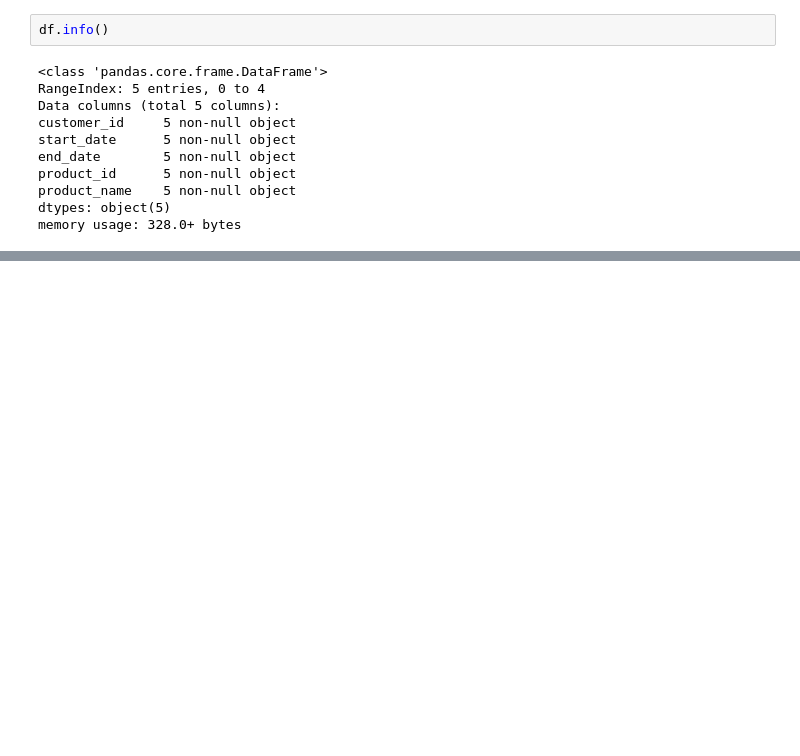
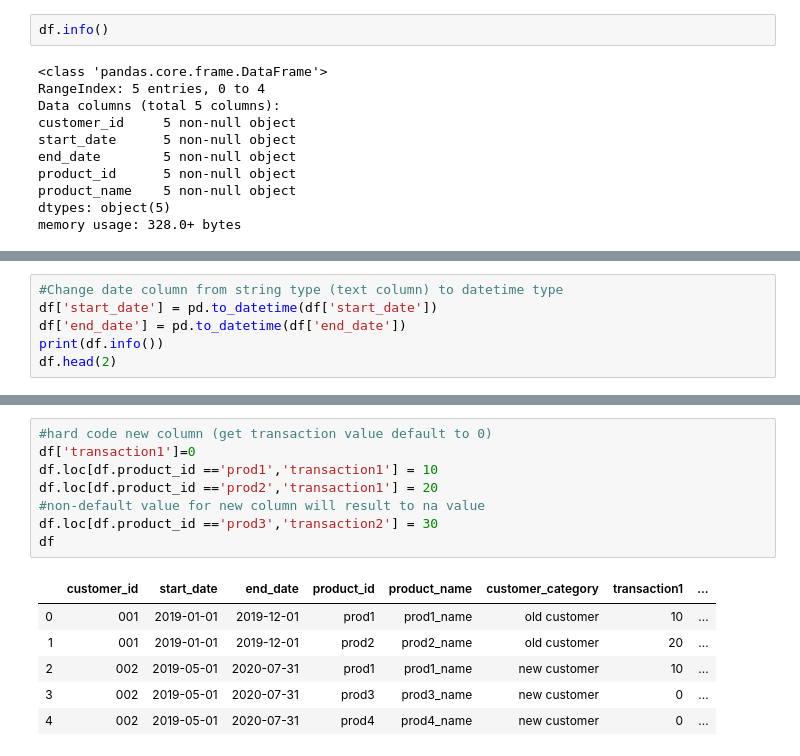
Before and after one commit to quyentn/Quyen_learning_repository, a Jupyter notebook: Pandas_Dataframe.ipynb, the cells around one changed output, grey strips where cells are left out. Saved outputs shown, nothing was run; the diff lists cells and outputs as text; blank space fills up the shorter version.

```diff
--- a/Pandas_Dataframe.ipynb
+++ b/Pandas_Dataframe.ipynb
@@ -32,0 +61,6 @@ memory usage: 328.0+ bytes
+# %%
+#Change date column from string type (text column) to datetime type
+df['start_date'] = pd.to_datetime(df['start_date'])
+df['end_date'] = pd.to_datetime(df['end_date'])
+print(df.info())
+df.head(2)
@@ -32,0 +153,15 @@ memory usage: 328.0+ bytes
+# %%
+#hard code new column (get transaction value default to 0)
+df['transaction1']=0
+df.loc[df.product_id =='prod1','transaction1'] = 10
+df.loc[df.product_id =='prod2','transaction1'] = 20
+#non-default value for new column will result to na value
+df.loc[df.product_id =='prod3','transaction2'] = 30
+df
+# %% [output]
+|  | customer_id | start_date | end_date | product_id | product_name | customer_category | transaction1 | ... |
+| 0 | 001 | 2019-01-01 | 2019-12-01 | prod1 | prod1_name | old customer | 10 | ... |
+| 1 | 001 | 2019-01-01 | 2019-12-01 | prod2 | prod2_name | old customer | 20 | ... |
+| 2 | 002 | 2019-05-01 | 2020-07-31 | prod1 | prod1_name | new customer | 10 | ... |
+| 3 | 002 | 2019-05-01 | 2020-07-31 | prod3 | prod3_name | new customer | 0 | ... |
+| 4 | 002 | 2019-05-01 | 2020-07-31 | prod4 | prod4_name | new customer | 0 | ... |
```
Also changed, not shown: parts of 33 cells of this notebook, 1 other file.
